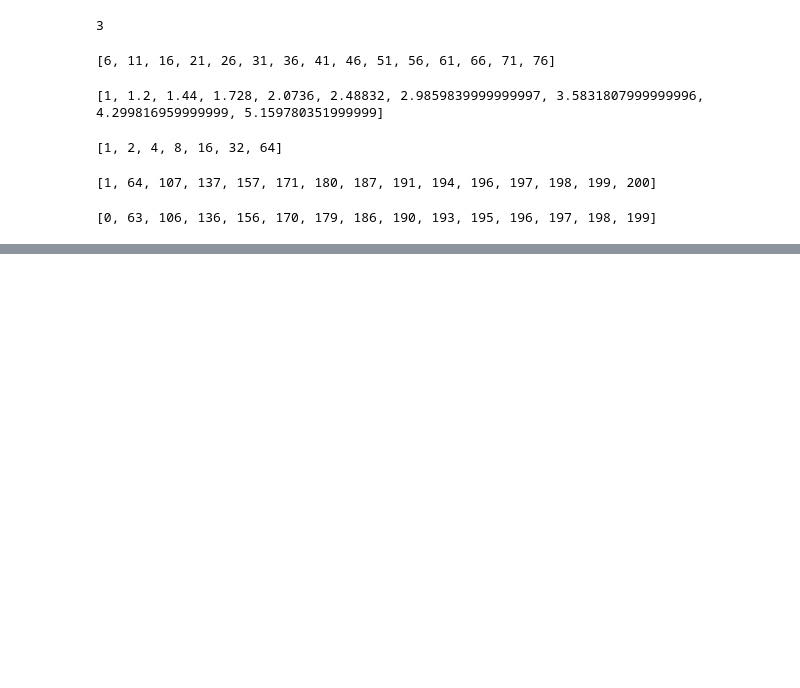
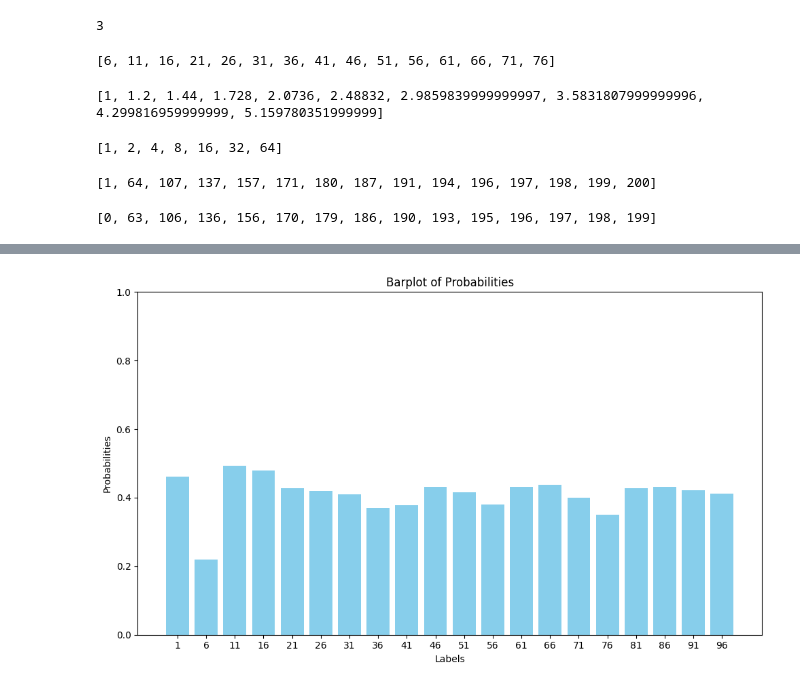
Before and after one commit to LLaVA-VL/LLaVA-NeXT, a Jupyter notebook: notebooks/LLaVA_NEXT_INTERLEAVED_DRAFT.ipynb, the cells around one changed output, grey strips where cells are left out. Drawn from its saved outputs; the diff is of its cells as text; code cells hidden in the pictures; blank space fills up the shorter version.

```diff
--- a/notebooks/LLaVA_NEXT_INTERLEAVED_ARRIVAL.ipynb
+++ b/notebooks/LLaVA_NEXT_INTERLEAVED_DRAFT.ipynb
@@ -1137,0 +1508,22 @@ np.mean(list)
+# %%
+import matplotlib.pyplot as plt
+
+# Generate 20 random values representing probabilities between 0 and 1
+probabilities = accuracy_0_15_
+
+# Create labels ranging from 0 to 1 in increments of 0.05 (20 steps)
+labels = [f"{i * 5 + 1}" for i in range(20)]
+
+# Plot
+plt.figure(figsize=(10, 6))
+plt.bar(labels, probabilities, color='skyblue')
+plt.xlabel('Labels')
+plt.ylabel('Probabilities')
+plt.title('Barplot of Probabilities')
+plt.ylim(0, 1)
+
+# Display plot
+plt.tight_layout()
+plt.show()
+# %% [output]
+[figure, added]
```
Also changed, not shown: parts of 11 cells of this notebook, 1 other file.
